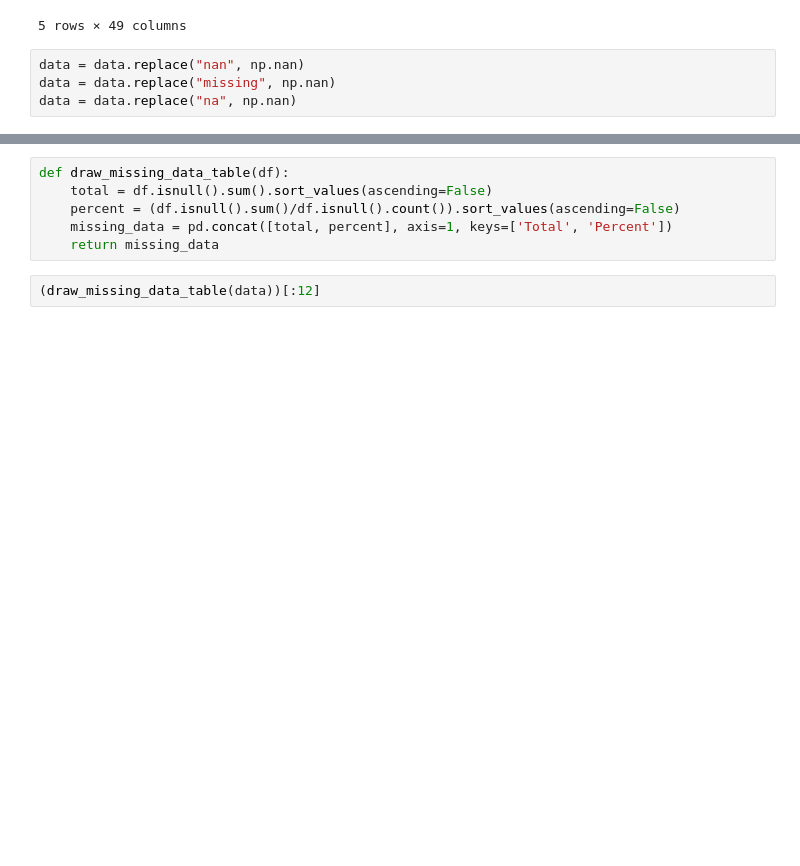
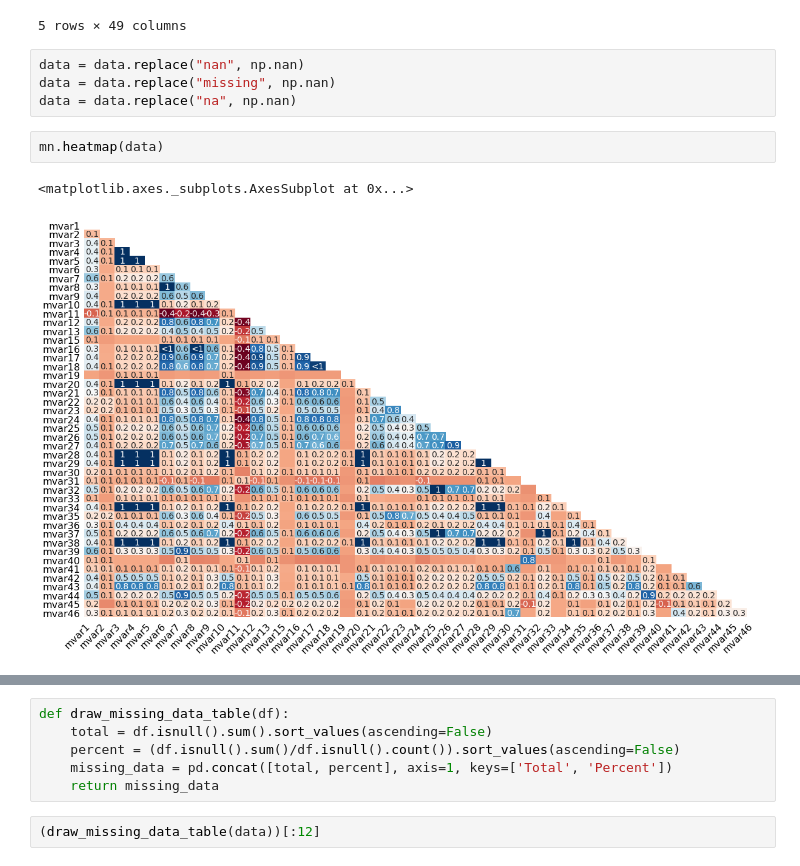
Before and after one commit to deepakgouda/Analyze-This-2018, a Jupyter notebook: Analyzing.ipynb, the cells around one changed output, grey strips where cells are left out. Drawn from its saved outputs; the diff is of its cells as text; blank space fills up the shorter version.

```diff
--- a/Analyzing.ipynb
+++ b/Analyzing.ipynb
@@ -22,3 +22,8 @@ data.head()
 data = data.replace("nan", np.nan)
 data = data.replace("missing", np.nan)
 data = data.replace("na", np.nan)
+# %%
+mn.heatmap(data)
+# %% [output]
+<matplotlib.axes._subplots.AxesSubplot at 0x...>
+[figure, added]
```
Also changed, not shown: parts of 1 cell of this notebook, 3 other files.
